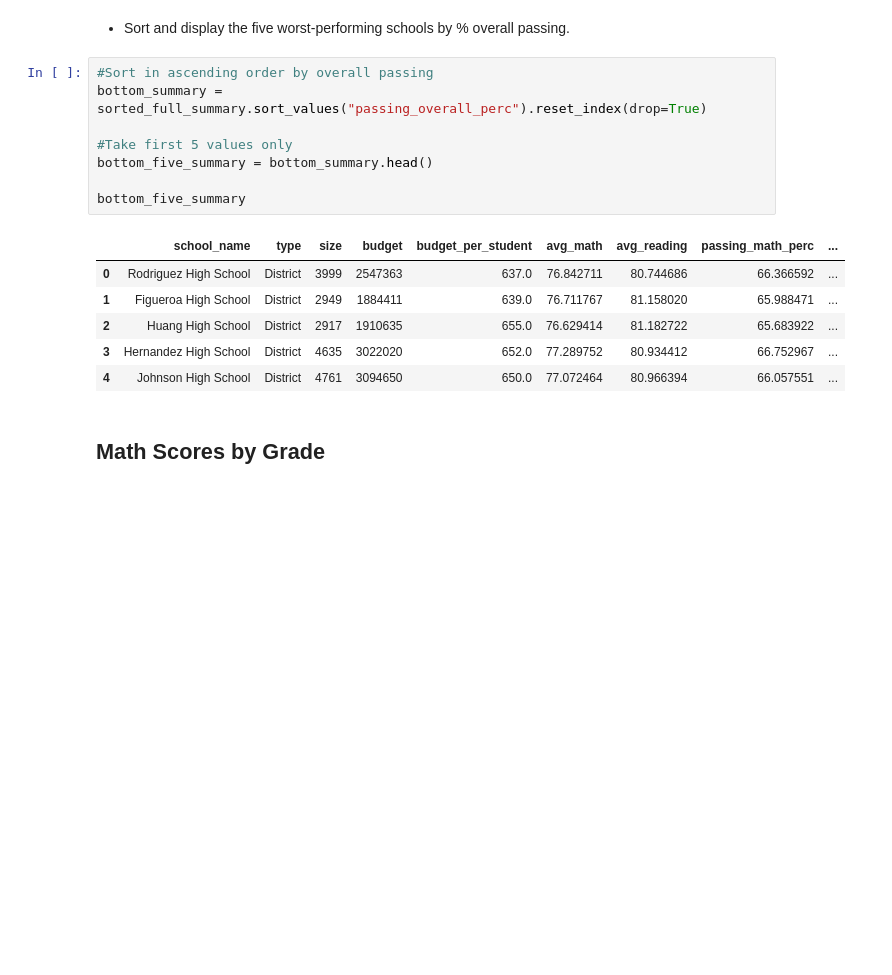
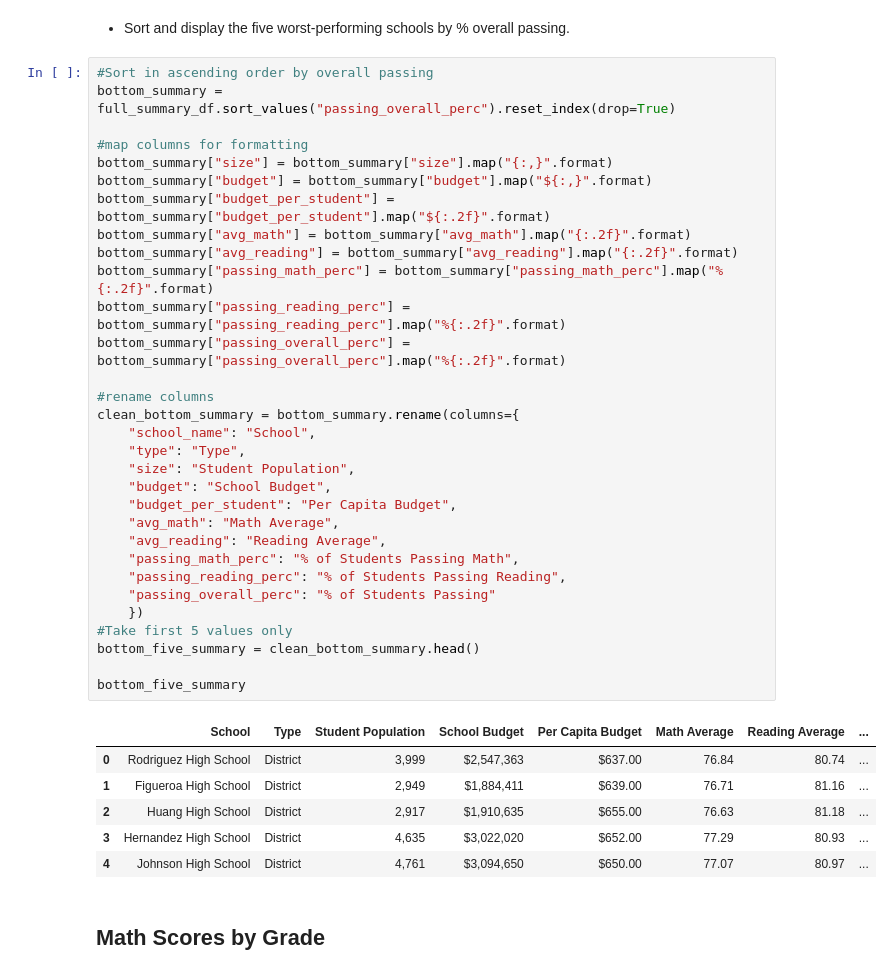
Before and after one commit to tkadamson/Pandas-School-Data, a Jupyter notebook: PyCitySchools.ipynb, the cells around one changed output. Drawn from its saved outputs; the diff is of its cells as text; blank space fills up the shorter version.

```diff
--- a/PyCitySchools.ipynb
+++ b/PyCitySchools.ipynb
@@ -230,21 +283,44 @@ top_five_summary
 ## Bottom Performing Schools (By % Overall Passing)
 # %% [markdown]
 * Sort and display the five worst-performing schools by % overall passing.
-# %%
-#Sort in ascending order by overall passing
-bottom_summary = sorted_full_summary.sort_values("passing_overall_perc").reset_index(drop=True)
-
-#Take first 5 values only
-bottom_five_summary = bottom_summary.head()
-
-bottom_five_summary
-# %% [output]
-|  | school_name | type | size | budget | budget_per_student | avg_math | avg_reading | passing_math_perc | ... |
-| 0 | Rodriguez High School | District | 3999 | 2547363 | 637.0 | 76.842711 | 80.744686 | 66.366592 | ... |
-| 1 | Figueroa High School | District | 2949 | 1884411 | 639.0 | 76.711767 | 81.158020 | 65.988471 | ... |
-| 2 | Huang High School | District | 2917 | 1910635 | 655.0 | 76.629414 | 81.182722 | 65.683922 | ... |
-| 3 | Hernandez High School | District | 4635 | 3022020 | 652.0 | 77.289752 | 80.934412 | 66.752967 | ... |
-| 4 | Johnson High School | District | 4761 | 3094650 | 650.0 | 77.072464 | 80.966394 | 66.057551 | ... |
+# %%
+#Sort in ascending order by overall passing
+bottom_summary = full_summary_df.sort_values("passing_overall_perc").reset_index(drop=True)
+
+#map columns for formatting
+bottom_summary["size"] = bottom_summary["size"].map("{:,}".format)
+bottom_summary["budget"] = bottom_summary["budget"].map("${:,}".format)
+bottom_summary["budget_per_student"] = bottom_summary["budget_per_student"].map("${:.2f}".format)
+bottom_summary["avg_math"] = bottom_summary["avg_math"].map("{:.2f}".format)
+bottom_summary["avg_reading"] = bottom_summary["avg_reading"].map("{:.2f}".format)
+bottom_summary["passing_math_perc"] = bottom_summary["passing_math_perc"].map("%{:.2f}".format)
+bottom_summary["passing_reading_perc"] = bottom_summary["passing_reading_perc"].map("%{:.2f}".format)
+bottom_summary["passing_overall_perc"] = bottom_summary["passing_overall_perc"].map("%{:.2f}".format)
+
+#rename columns
+clean_bottom_summary = bottom_summary.rename(columns={
+    "school_name": "School",
+    "type": "Type",
+    "size": "Student Population",
+    "budget": "School Budget",
+    "budget_per_student": "Per Capita Budget",
+    "avg_math": "Math Average",
+    "avg_reading": "Reading Average",
+    "passing_math_perc": "% of Students Passing Math",
+    "passing_reading_perc": "% of Students Passing Reading",
+    "passing_overall_perc": "% of Students Passing"
+    })
+#Take first 5 values only
+bottom_five_summary = clean_bottom_summary.head()
+
+bottom_five_summary
+# %% [output]
+|  | School | Type | Student Population | School Budget | Per Capita Budget | Math Average | Reading Average | ... |
+| 0 | Rodriguez High School | District | 3,999 | $2,547,363 | $637.00 | 76.84 | 80.74 | ... |
+| 1 | Figueroa High School | District | 2,949 | $1,884,411 | $639.00 | 76.71 | 81.16 | ... |
+| 2 | Huang High School | District | 2,917 | $1,910,635 | $655.00 | 76.63 | 81.18 | ... |
+| 3 | Hernandez High School | District | 4,635 | $3,022,020 | $652.00 | 77.29 | 80.93 | ... |
+| 4 | Johnson High School | District | 4,761 | $3,094,650 | $650.00 | 77.07 | 80.97 | ... |
 # %% [markdown]
 ## Math Scores by Grade
 # %% [markdown]
```
Also changed, not shown: parts of 9 cells of this notebook.
